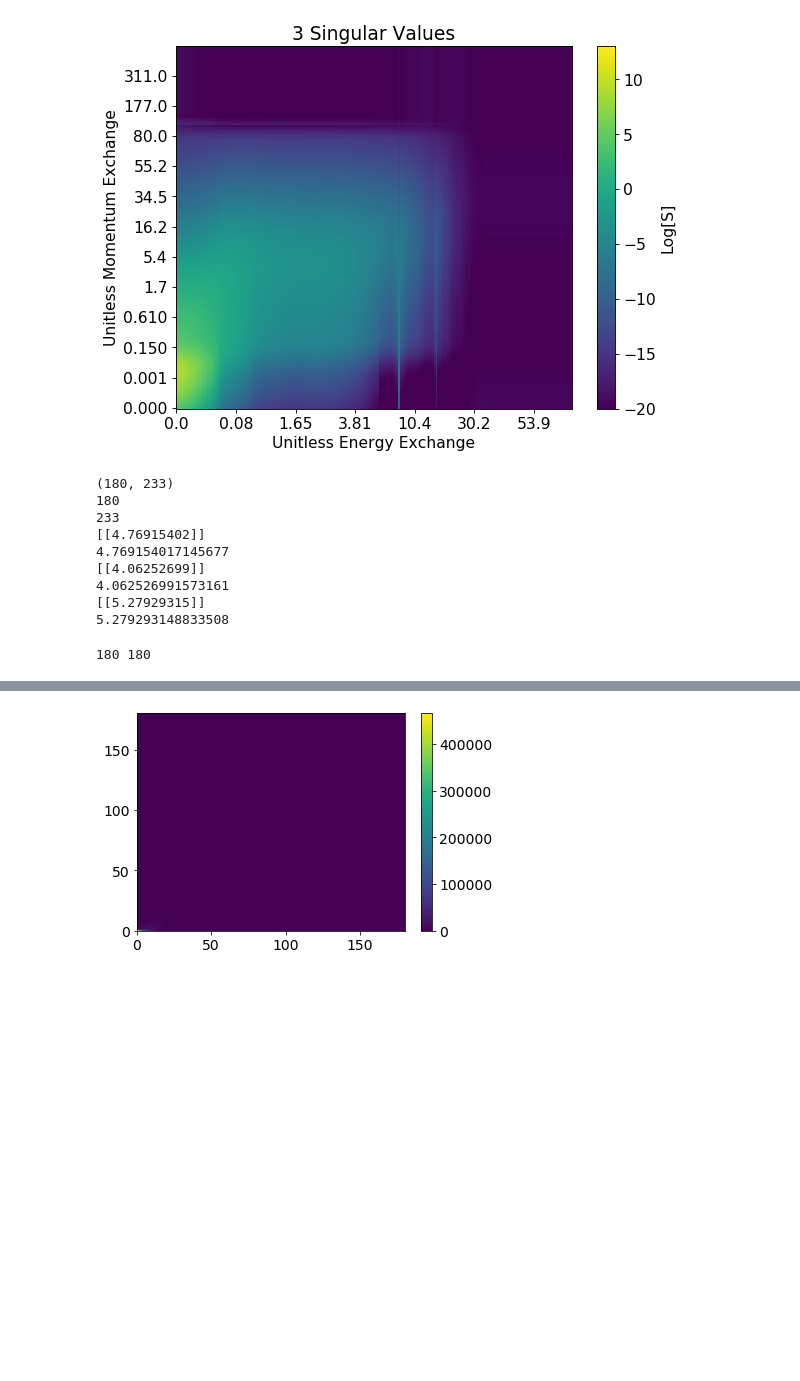
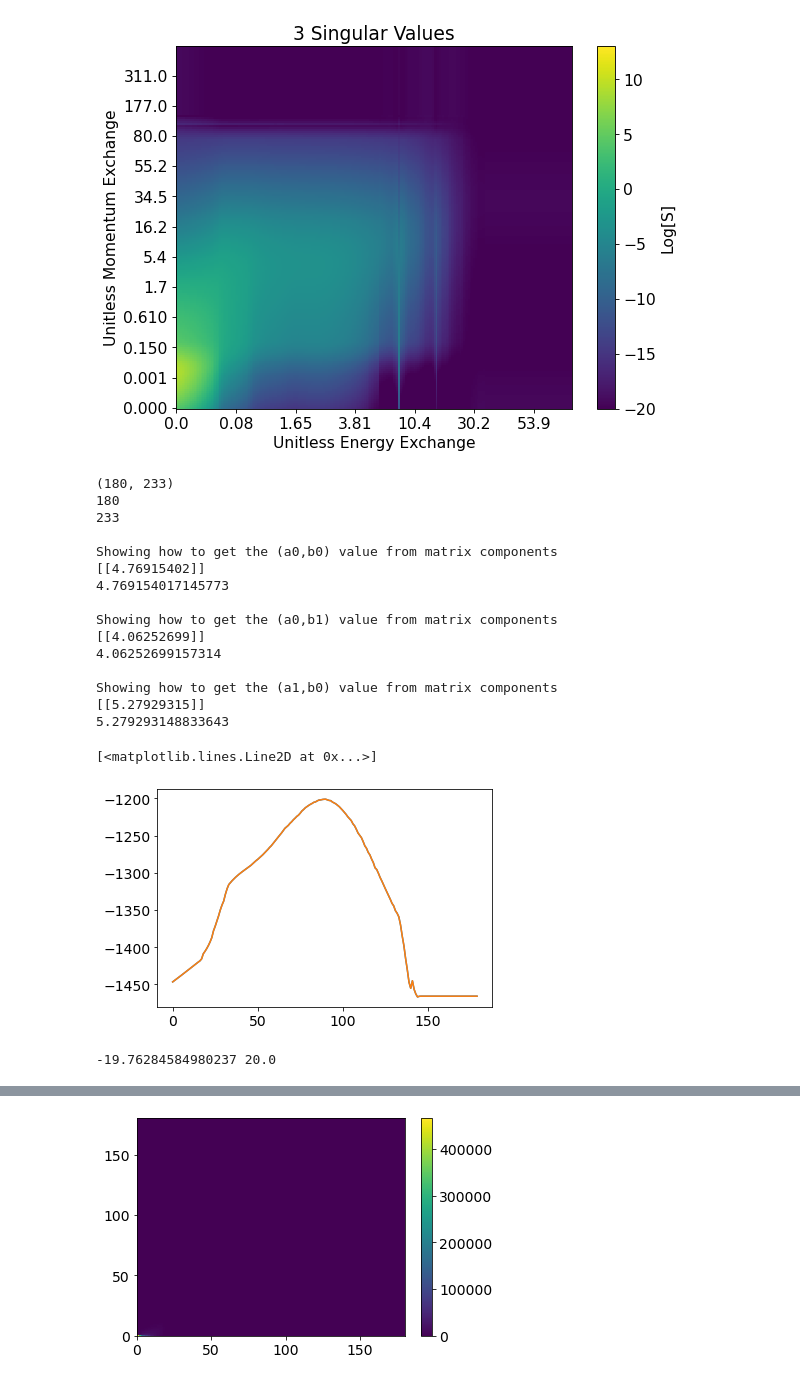
Before and after one commit to ameliajo/cats, a Jupyter notebook: CDFs/h2o/SVD.ipynb, the cells around one changed output, grey strips where cells are left out. Cells and saved outputs as stored; diff of their text form; code cells hidden in the pictures; blank space fills up the shorter version.

```diff
--- a/CDFs/h2o/SVD.ipynb
+++ b/CDFs/h2o/SVD.ipynb
@@ -135,17 +135,19 @@ print(nbeta)
 
 
 approx_s = np.matrix(Unew) * signew * np.matrix(Vnew)
+print("\nShowing how to get the (a0,b0) value from matrix components")
 print(approx_s[0,:][:,0])
 print(Unew[0][0]*signew[0][0]*Vnew[0][0]+
       Unew[0][1]*signew[1][1]*Vnew[1][0]+
       Unew[0][2]*signew[2][2]*Vnew[2][0])
 
-
+print("\nShowing how to get the (a0,b1) value from matrix components")
 print(approx_s[0,:][:,1])
 print(Unew[0][0]*signew[0][0]*Vnew[0][1]+
       Unew[0][1]*signew[1][1]*Vnew[1][1]+
       Unew[0][2]*signew[2][2]*Vnew[2][1])
 
+print("\nShowing how to get the (a1,b0) value from matrix components")
 print(approx_s[1,:][:,0])
 print(Unew[1][0]*signew[0][0]*Vnew[0][0]+
       Unew[1][1]*signew[1][1]*Vnew[1][0]+
@@ -154,38 +156,53 @@ print(Unew[1][0]*signew[0][0]*Vnew[0][0]+
 (180, 233)
 180
 233
+
+Showing how to get the (a0,b0) value from matrix components
 [[4.76915402]]
-4.769154017145677
+4.769154017145773
+
+Showing how to get the (a0,b1) value from matrix components
 [[4.06252699]]
-4.062526991573161
+4.06252699157314
+
+Showing how to get the (a1,b0) value from matrix components
 [[5.27929315]]
-5.279293148833508
+5.279293148833643
 # %%
 U, sigma, V = np.linalg.svd(df)
 numSingularValues = 3
 Unew = U[:,:numSingularValues]
 Vnew = V[:numSingularValues,:]
 signew = np.diag(sigma[:numSingularValues])
 
 approx_s = np.array(np.matrix(Unew) * signew * np.matrix(Vnew))
 
 # print(len(approx_s[0,:]))
 # print(nbeta)
 
 deltaBeta = [(betas[1]-betas[0])*0.5]
 for i in range(len(betas)-2):
     deltaBeta.append((betas[2+i]-betas[i])*0.5)
 deltaBeta.append((betas[-1]-betas[-2])*0.5)
 
+# Let's get S(alpha) by integrating across all betas
 S_a = []
 for i in range(len(alphas)):
     thisRow = np.array(np.matrix(Unew[i]*signew.diagonal()) * np.matrix(Vnew))[0,:]
     S_a.append(np.dot(deltaBeta,thisRow))
-    #S_a.append(np.trapz(approx_s[i,:],betas))
 
-# plt.plot(S_a)
+plt.plot(S_a)
 
-firstColumn = approx_s[:,0]
-print(len(firstColumn),nalpha)
+S_a_usingTrapz = []
+for i in range(len(alphas)):
+    thisRow = np.array(np.matrix(Unew[i]*signew.diagonal()) * np.matrix(Vnew))[0,:]
+    S_a_usingTrapz.append(np.trapz(approx_s[i,:],betas))
+
+plt.plot(S_a_usingTrapz)
+
+
+# firstColumn = approx_s[:,0]
+# print(len(firstColumn),nalpha)
 # %% [output]
-180 180
+[<matplotlib.lines.Line2D at 0x...>]
+[figure, added]
@@ -201,0 +214,9 @@ print(len(firstColumn),nalpha)
+# %%
+A0 = 1.0
+E = 0.5
+kbT = 0.0253
+bMin = -E/kbT
+bMax = 20.0
+print(bMin,bMax)
+# %% [output]
+-19.76284584980237 20.0
```
Also changed, not shown: parts of 5 cells of this notebook, 18 other files.
